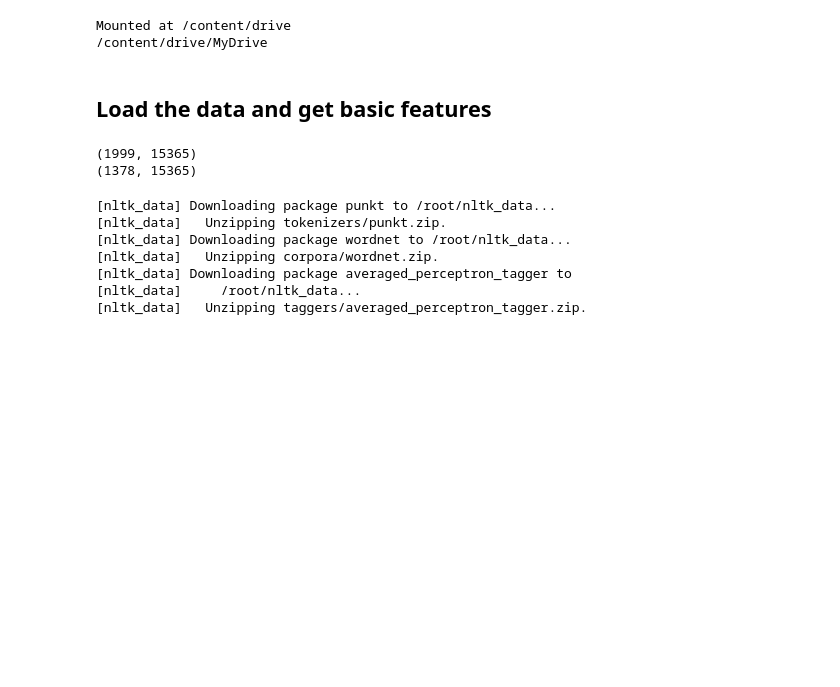
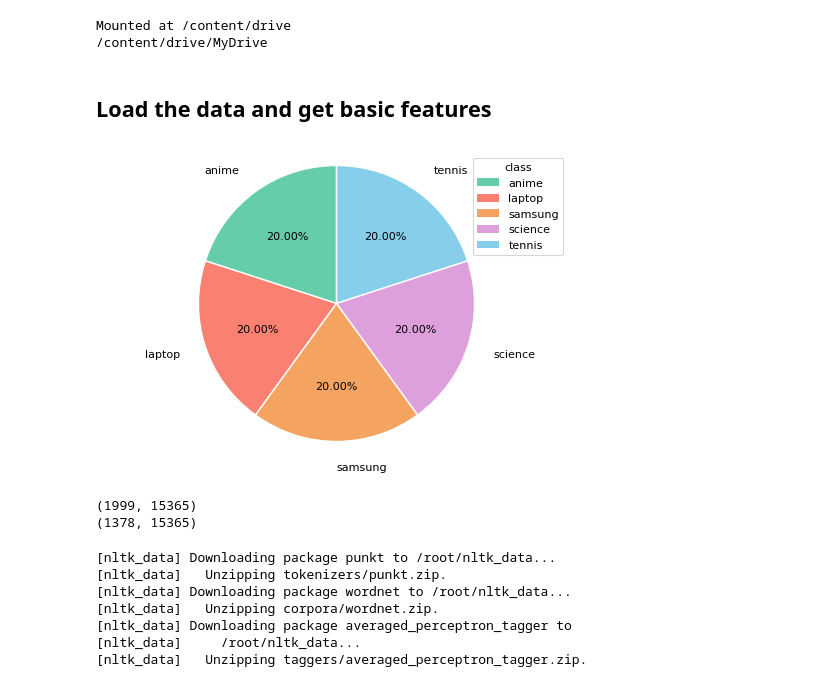
Before and after one commit to jwang44/crispy-fiesta, a Jupyter notebook: exp_NB.ipynb, the cells around one changed output. Saved outputs shown, nothing was run; the diff lists cells and outputs as text; code cells hidden in the pictures; blank space fills up the shorter version.

Commit message:
add pie chart

```diff
--- a/exp_NB.ipynb
+++ b/exp_NB.ipynb
@@ -19,6 +19,34 @@ test = pd.read_csv('./test.csv',engine='python')
 X_train = train.body  # train texts
 y_train = train.subreddit # train subreddits
 X_test = test.body  # test texts
+# %%
+import matplotlib.pyplot as plt
+from collections import Counter
+
+y_labels = np.unique(y_train)
+
+plt.figure(figsize=(7.5,5),dpi=80) # fig size
+labels = list(Counter(y_labels).keys()) # label
+sizes = list(Counter(y_labels).values())
+
+colors = ['mediumaquamarine','salmon','sandybrown','plum','skyblue'] # color of each sector
+explode = (0.01,0.01,0.01,0.01,0.01)
+patches,text1,text2 = plt.pie(sizes,
+                      explode = explode,
+                      labels=labels,
+                      colors=colors,
+                      labeldistance = 1.2,
+                      autopct = '%3.2f%%',
+                      shadow = False,
+                      startangle =90,
+                      pctdistance = 0.6)
+# patches: pie chart，texts1: label text，texts2: pie chart text
+plt.axis('equal')
+plt.legend(title = 'class')
+plt.savefig('piechart.png')
+plt.show()
+# %% [output]
+[figure, added]
 # %%
 from sklearn.preprocessing import Normalizer, LabelEncoder
 from sklearn.feature_extraction import text
```
Also changed, not shown: parts of 9 cells of this notebook.
